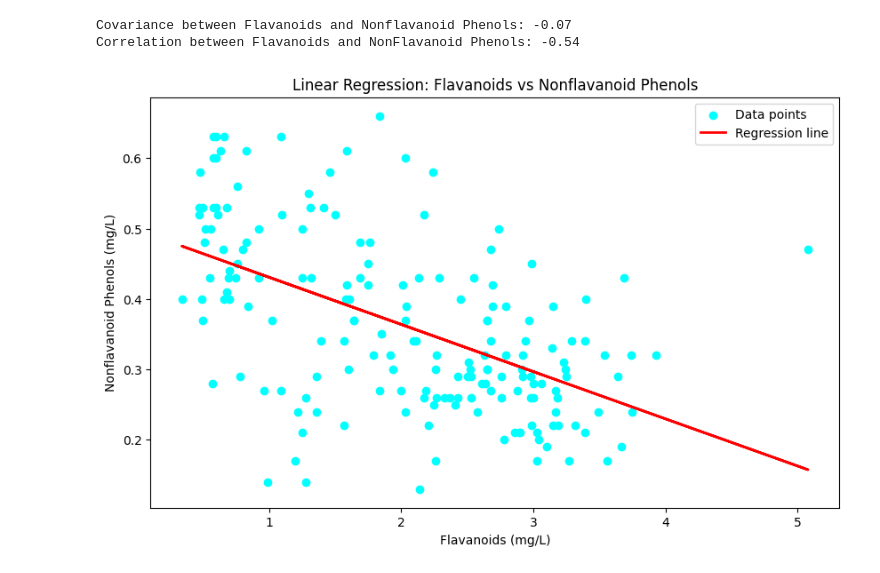
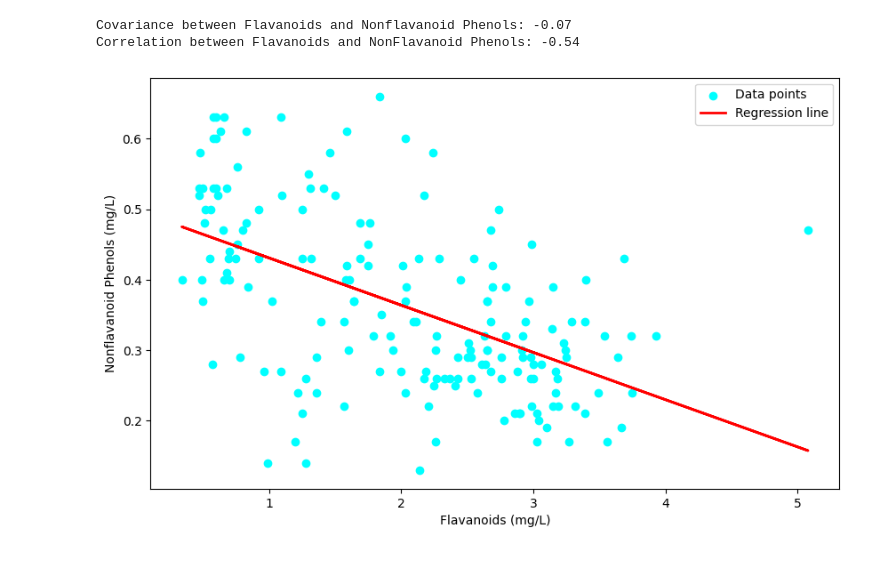
Before and after one commit to c4n4l3s/StatisticsProject, a Jupyter notebook: biAnalyFlav_vs_NFlav.ipynb, the cells around one changed output. Cells and saved outputs as stored; diff of their text form; code cells hidden in the pictures.

```diff
--- a/biAnalyFlav_vs_NFlav.ipynb
+++ b/biAnalyFlav_vs_NFlav.ipynb
@@ -75,27 +74,26 @@ Correlation between Flavanoids and NonFlavanoid Phenols: -0.54
 # %%
 from sklearn.linear_model import LinearRegression
 
 # Define the model
 model = LinearRegression()
 
 # Reshape the data
 X = wineSelec['Flav'].values.reshape(-1, 1)
 y = wineSelec['NFlav'].values
 
 # Fit the model
 model.fit(X, y)
 
 # Predict the values
 y_pred = model.predict(X)
 
 # Plot the data and the regression line
 plt.figure(figsize=(10, 6))
 plt.scatter(wineSelec['Flav'], wineSelec['NFlav'], color='cyan', label='Data points')
 plt.plot(wineSelec['Flav'], y_pred, color='red', linewidth=2, label='Regression line')
 plt.xlabel('Flavanoids (mg/L)')
 plt.ylabel('Nonflavanoid Phenols (mg/L)')
-plt.title('Linear Regression: Flavanoids vs Nonflavanoid Phenols')
 plt.legend()
 plt.show()
 # %% [output]
-[figure, old version]
+[figure, new version]
```
Also changed, not shown: parts of 1 cell of this notebook, 3 other files.
